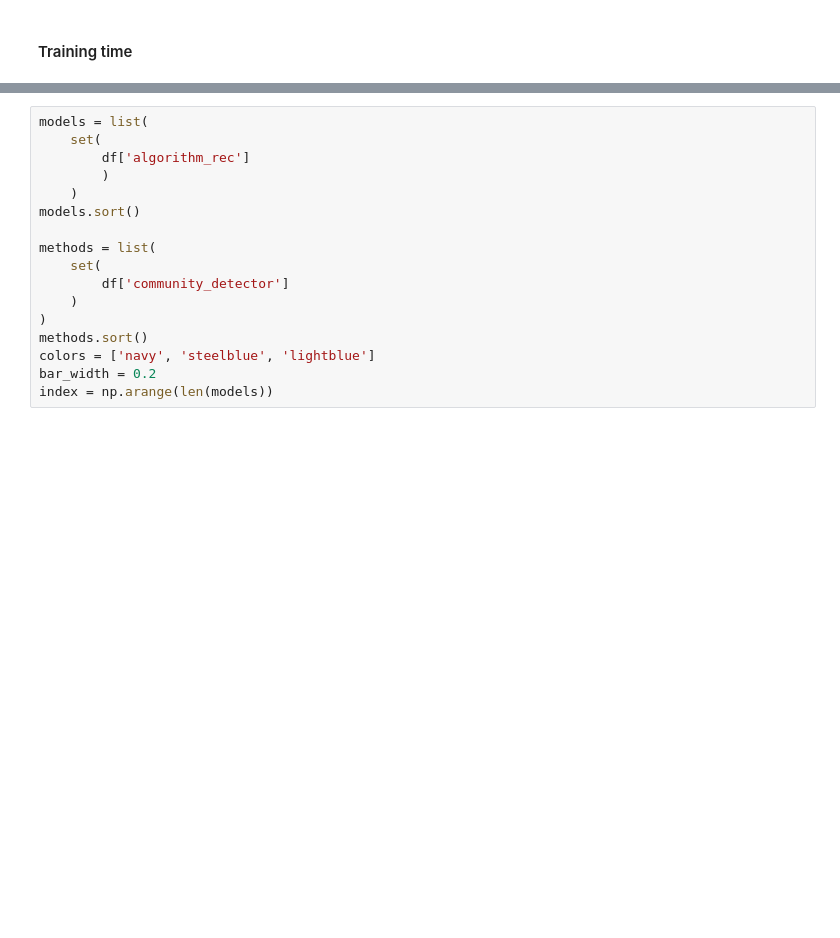
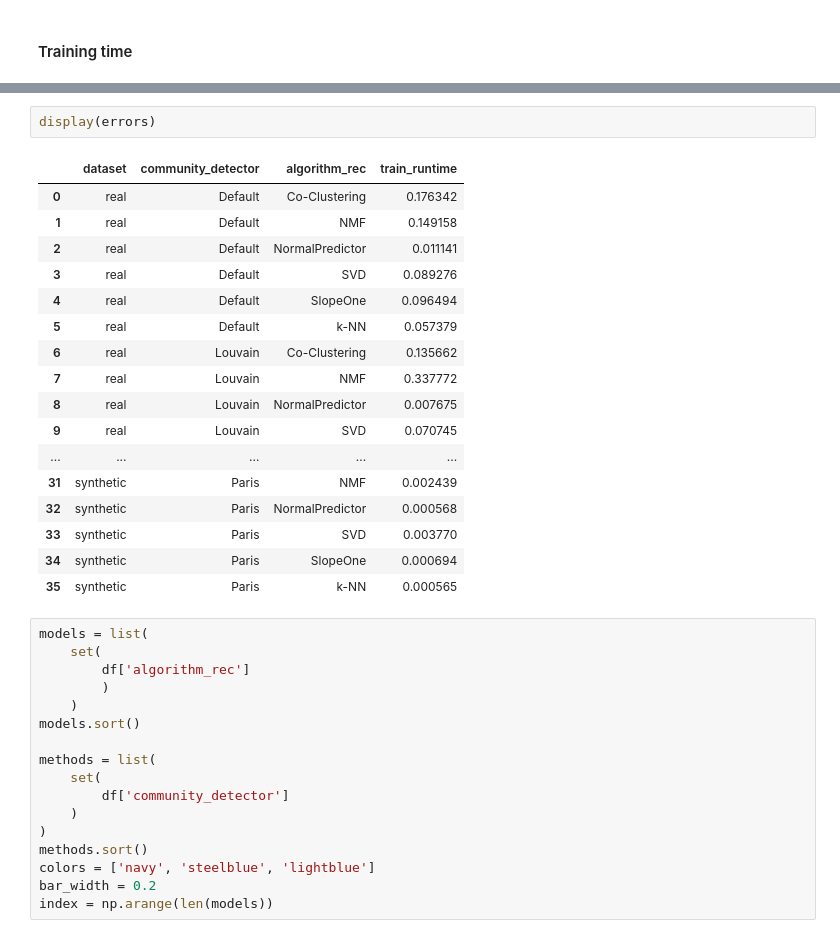
Before and after one commit to ryan-dutra/Collaborative-filtering, a Jupyter notebook: notebooks/summarization_of_cost.ipynb, the cells around one changed output, grey strips where cells are left out. Drawn from its saved outputs; the diff is of its cells as text; blank space fills up the shorter version.

```diff
--- a/notebooks/summarization_of_cost.ipynb
+++ b/notebooks/summarization_of_cost.ipynb
@@ -59,6 +62,26 @@ df
 | 33 | synthetic | Paris | SVD | 0.030390 |
 | 34 | synthetic | Paris | SlopeOne | 0.003998 |
 | 35 | synthetic | Paris | k-NN | 0.001991 |
+# %%
+display(errors)
+# %% [output]
+|  | dataset | community_detector | algorithm_rec | train_runtime |
+| 0 | real | Default | Co-Clustering | 0.176342 |
+| 1 | real | Default | NMF | 0.149158 |
+| 2 | real | Default | NormalPredictor | 0.011141 |
+| 3 | real | Default | SVD | 0.089276 |
+| 4 | real | Default | SlopeOne | 0.096494 |
+| 5 | real | Default | k-NN | 0.057379 |
+| 6 | real | Louvain | Co-Clustering | 0.135662 |
+| 7 | real | Louvain | NMF | 0.337772 |
+| 8 | real | Louvain | NormalPredictor | 0.007675 |
+| 9 | real | Louvain | SVD | 0.070745 |
+| ... | ... | ... | ... | ... |
+| 31 | synthetic | Paris | NMF | 0.002439 |
+| 32 | synthetic | Paris | NormalPredictor | 0.000568 |
+| 33 | synthetic | Paris | SVD | 0.003770 |
+| 34 | synthetic | Paris | SlopeOne | 0.000694 |
+| 35 | synthetic | Paris | k-NN | 0.000565 |
 # %%
 models = list(
     set(
```
Also changed, not shown: parts of 5 cells of this notebook, 3 other files.
